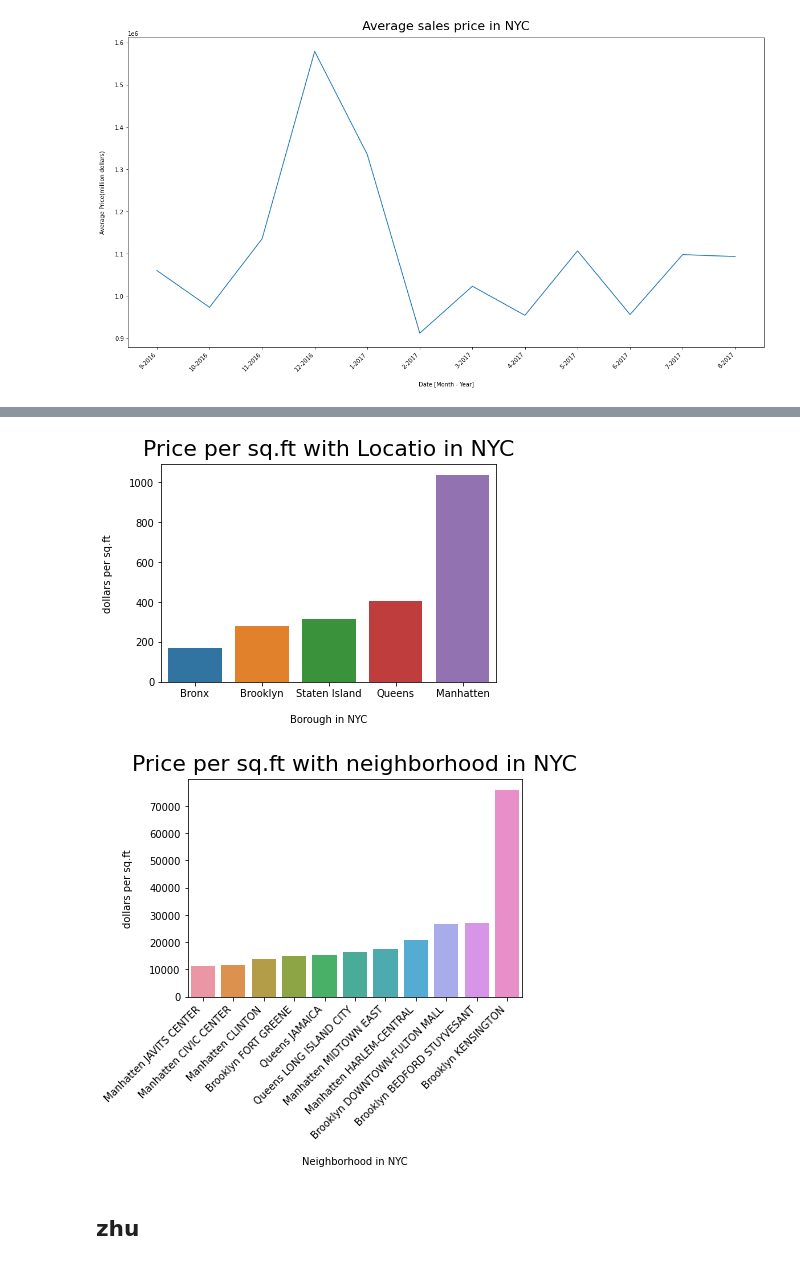
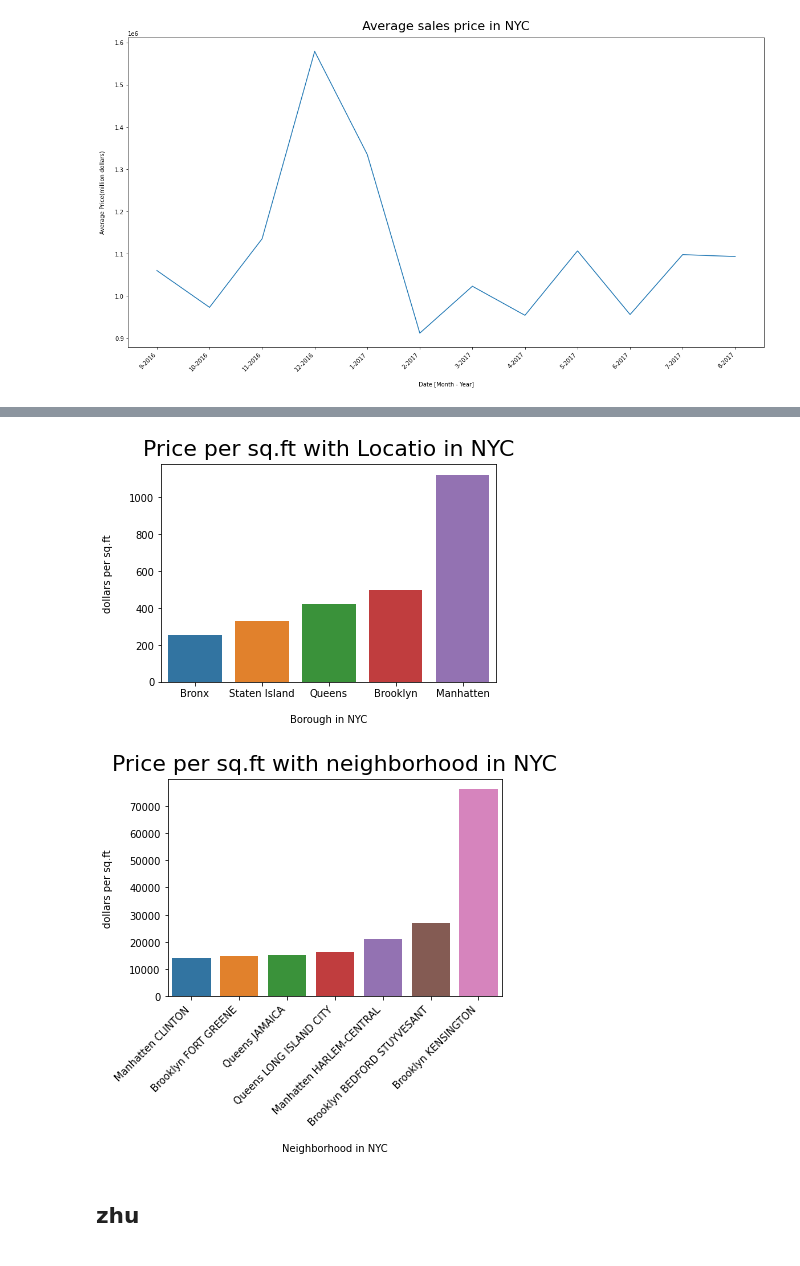
Before and after one commit to cylyu/ist718-project, a Jupyter notebook: Colab_Data_Loading_Example.ipynb, the cells around one changed output, grey strips where cells are left out. Saved outputs shown, nothing was run; the diff lists cells and outputs as text; code cells hidden in the pictures.

```diff
--- a/Colab_Data_Loading_Example.ipynb
+++ b/Colab_Data_Loading_Example.ipynb
@@ -113,2 +106,5 @@ DataFrame[_c0: int, BOROUGH: int, NEIGHBORHOOD: string, BUILDING CLASS CATEGORY:
+# %%
+#drop duplicate row
+nyc_rolling_sales_df=nyc_rolling_sales_df.drop_duplicates(subset=['ADDRESS', 'NEIGHBORHOOD','SALE DATE'])
 # %% [markdown]
 ## clyu
@@ -163,0 +132,15 @@ nyc_rolling_sales_pd=nyc_rolling_sales_df.toPandas()
+# %%
+df3=df3.withColumn('building_age', 2020-col('YEAR BUILT')).drop("YEAR BUILT").filter(df3.sale_price != ' -  ').\
+                      filter(df3.land_square_feet != ' -  ').\
+                      filter(df3.gross_square_feet != ' -  ').\
+         withColumn("sale_price",df3["sale_price"].cast(IntegerType())).\
+         withColumn("gross_square_feet",df3["gross_square_feet"].cast(IntegerType())).\
+         withColumn("sale_date",df3["sale_date"].cast(DateType())).\
+         withColumn("land_square_feet",df3["land_square_feet"].cast(IntegerType())).\
+         withColumn("price_per_sq_ft", col("sale_price") / col("gross_square_feet")).\
+         withColumn('borough',fn.when(fn.col('borough')==1,'Manhatten').\
+                                                     when(fn.col('borough')==2,'Bronx').\
+                                                     when(fn.col('borough')==3,'Brooklyn').\
+                                                     when(fn.col('borough')==4,'Queens').\
+                                                     when(fn.col('borough')==5,'Staten Island').\
+                                                     otherwise(fn.col("borough"))).where('sale_price != 0')
@@ -163,0 +176,2 @@ nyc_rolling_sales_pd=nyc_rolling_sales_df.toPandas()
+# %%
+df3= df3.where(df3.sale_price > 100000).where(df3.sale_price < 100000000)
@@ -216,6 +361,5 @@ plt.show()
 # %%
-
-borough_data=nyc_rolling_sales_date_df.groupby('borough').avg('price_per_sq_ft').toPandas().sort_values('avg(price_per_sq_ft)')
+borough_data=df3.groupby('borough').avg('price_per_sq_ft').toPandas().sort_values('avg(price_per_sq_ft)')
 sns.barplot(x = 'borough',
             y='avg(price_per_sq_ft)',
               data=borough_data
@@ -226,29 +370,29 @@ plt.xlabel("Borough in NYC", labelpad=16)
 plt.title("Price per sq.ft with Locatio in NYC", y=1.013, fontsize=22)
 plt.show()
 # %% [output]
-[figure, old version]
+[figure, new version]
 # %%
-neighborhood_data=nyc_rolling_sales_date_df.filter(nyc_rolling_sales_df.price_per_sq_ft >=10000).\
+neighborhood_data=df3.filter(df3.price_per_sq_ft >=10000).\
                                             groupby('NEIGHBORHOOD','borough').avg('price_per_sq_ft')
 neighborhood_pd=neighborhood_data.withColumn("neigbor", concat_ws(" ",  neighborhood_data.borough,neighborhood_data.NEIGHBORHOOD)).\
                                   toPandas().sort_values('avg(price_per_sq_ft)')
 sns.barplot(x = 'neigbor',
             y='avg(price_per_sq_ft)',
               data=neighborhood_pd
 )
 plt.ylabel("dollars per sq.ft", labelpad=16)
 
 plt.xlabel("Neighborhood in NYC", labelpad=16)
 plt.title("Price per sq.ft with neighborhood in NYC", y=1.013, fontsize=22)
 plt.xticks(
     rotation=45,
     horizontalalignment='right',
     fontweight='light',
     fontsize='medium',
 )
 plt.show()
 # %% [output]
-[figure, old version]
+[figure, new version]
 # %% [markdown]
 ## zhu
 # %%
```
Also changed, not shown: parts of 19 cells of this notebook.
